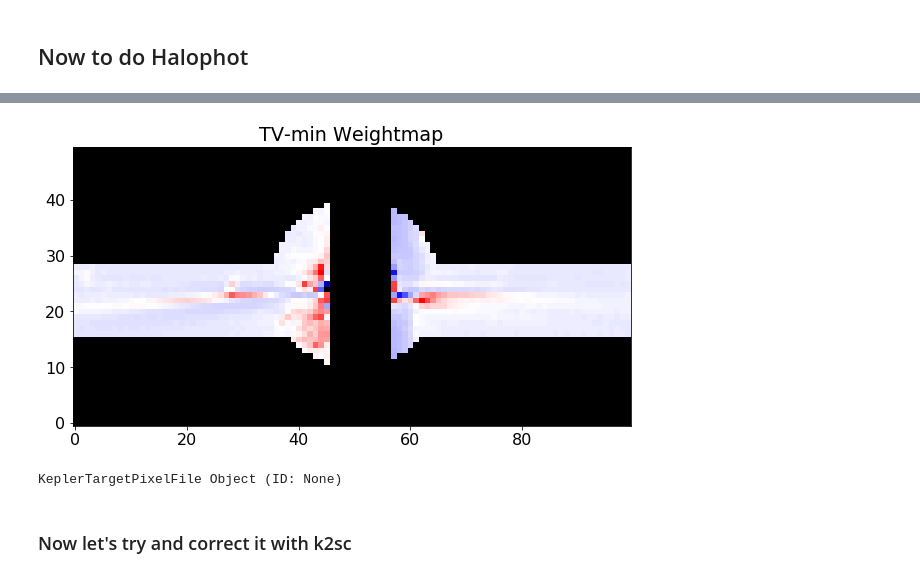
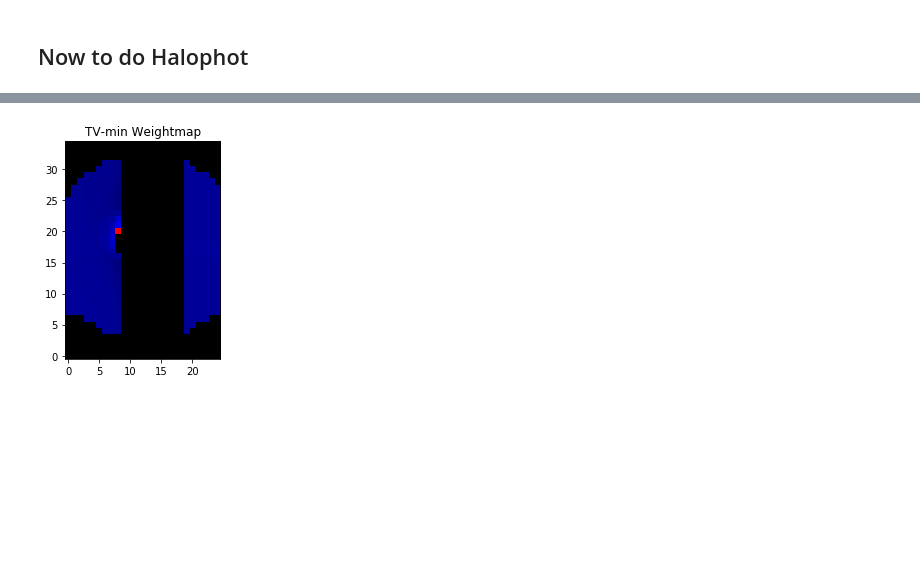
Before and after one commit to benjaminpope/tauceti, a Jupyter notebook: notebooks/ffi_tau_ceti.ipynb, the cells around one changed output, grey strips where cells are left out. Saved outputs shown, nothing was run; the diff lists cells and outputs as text; code cells hidden in the pictures; blank space fills up the shorter version.

```diff
--- a/notebooks/ffi_tau_ceti.ipynb
+++ b/notebooks/ffi_tau_ceti.ipynb
@@ -132,16 +104,13 @@ plt.savefig('halotest.png')
 # %%
 cmap = mpl.cm.seismic
+weightmap = weightmap['weightmap']
 norm = np.size(weightmap)
 cmap.set_bad('k',1.)
 im = np.log10(weightmap.T*norm)
 plt.imshow(im,cmap=cmap, vmin=-2*np.nanmax(im),vmax=2*np.nanmax(im),
     interpolation='None',origin='lower')
 # plt.colorbar()
 plt.title('TV-min Weightmap')
 plt.savefig('tess_weightmap.png')
 # %% [output]
-[figure, old version]
+[figure, new version]
-# %%
-print tpf
-# %% [output]
-KeplerTargetPixelFile Object (ID: None)
@@ -154,2 +116,0 @@ f = fits.PrimaryHDU(weightmap)
-# %% [markdown]
-### Now let's try and correct it with k2sc
```
Also changed, not shown: parts of 14 cells of this notebook.
